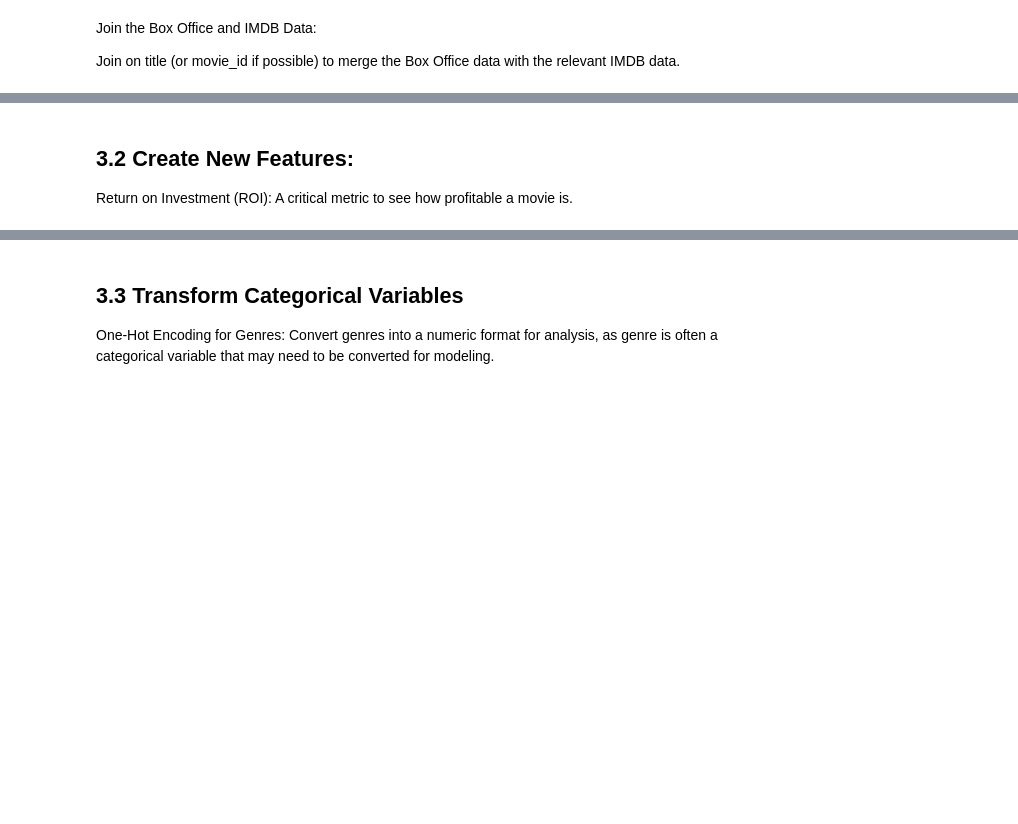
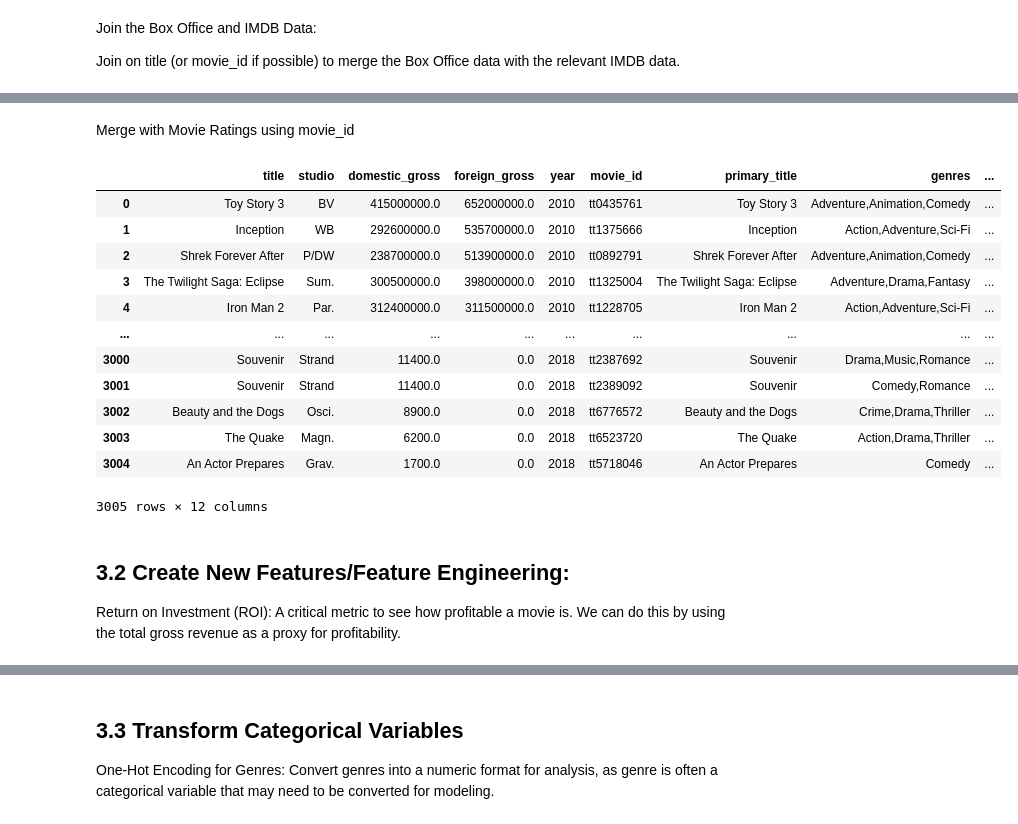
Before and after one commit to quadrillionaiire/SmartStudioRecs, a Jupyter notebook: notebooks/data_cleaning_notebook.ipynb, the cells around one changed output, grey strips where cells are left out. Cells and saved outputs as stored; diff of their text form; code cells hidden in the pictures; blank space fills up the shorter version.

```diff
--- a/notebooks/data_cleaning_notebook.ipynb
+++ b/notebooks/data_cleaning_notebook.ipynb
@@ -439,7 +458,27 @@ Join on title (or movie_id if possible) to merge the Box Office data with the re
+# %% [markdown]
+Merge with Movie Ratings using movie_id
+# %%
+# Merge the previously merged data with movie ratings
+final_data = pd.merge(merged_data, movie_ratings_filtered, how='inner', on='movie_id')
+final_data
+# %% [output]
+|  | title | studio | domestic_gross | foreign_gross | year | movie_id | primary_title | genres | ... |
+| 0 | Toy Story 3 | BV | 415000000.0 | 652000000.0 | 2010 | tt0435761 | Toy Story 3 | Adventure,Animation,Comedy | ... |
+| 1 | Inception | WB | 292600000.0 | 535700000.0 | 2010 | tt1375666 | Inception | Action,Adventure,Sci-Fi | ... |
+| 2 | Shrek Forever After | P/DW | 238700000.0 | 513900000.0 | 2010 | tt0892791 | Shrek Forever After | Adventure,Animation,Comedy | ... |
+| 3 | The Twilight Saga: Eclipse | Sum. | 300500000.0 | 398000000.0 | 2010 | tt1325004 | The Twilight Saga: Eclipse | Adventure,Drama,Fantasy | ... |
+| 4 | Iron Man 2 | Par. | 312400000.0 | 311500000.0 | 2010 | tt1228705 | Iron Man 2 | Action,Adventure,Sci-Fi | ... |
+| ... | ... | ... | ... | ... | ... | ... | ... | ... | ... |
+| 3000 | Souvenir | Strand | 11400.0 | 0.0 | 2018 | tt2387692 | Souvenir | Drama,Music,Romance | ... |
+| 3001 | Souvenir | Strand | 11400.0 | 0.0 | 2018 | tt2389092 | Souvenir | Comedy,Romance | ... |
+| 3002 | Beauty and the Dogs | Osci. | 8900.0 | 0.0 | 2018 | tt6776572 | Beauty and the Dogs | Crime,Drama,Thriller | ... |
+| 3003 | The Quake | Magn. | 6200.0 | 0.0 | 2018 | tt6523720 | The Quake | Action,Drama,Thriller | ... |
+| 3004 | An Actor Prepares | Grav. | 1700.0 | 0.0 | 2018 | tt5718046 | An Actor Prepares | Comedy | ... |
+3005 rows × 12 columns
 # %%
 # Merge Box Office and IMDB data
 #merged_data = pd.merge(box_office_filtered, movie_basics_filtered, on='', how='')
 #merged_data = pd.merge(merged_data, movie_ratings_filtered, on='', how='')
 # %% [markdown]
-## 3.2 Create New Features:
-Return on Investment (ROI): A critical metric to see how profitable a movie is.
+## 3.2 Create New Features/Feature Engineering:
+Return on Investment (ROI): A critical metric to see how profitable a movie is. We can do this by using the total gross revenue as a proxy for profitability.
```
Also changed, not shown: parts of 18 cells of this notebook, 1 other file.
